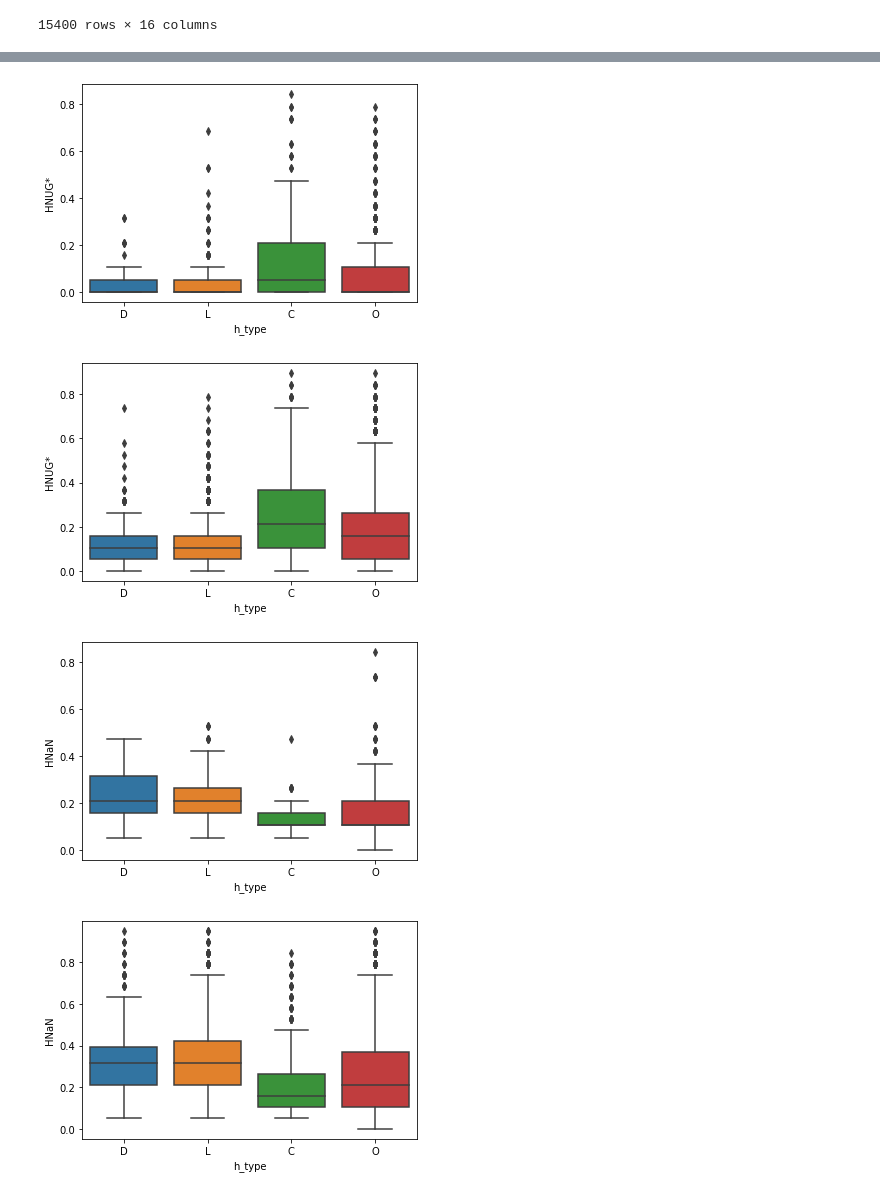
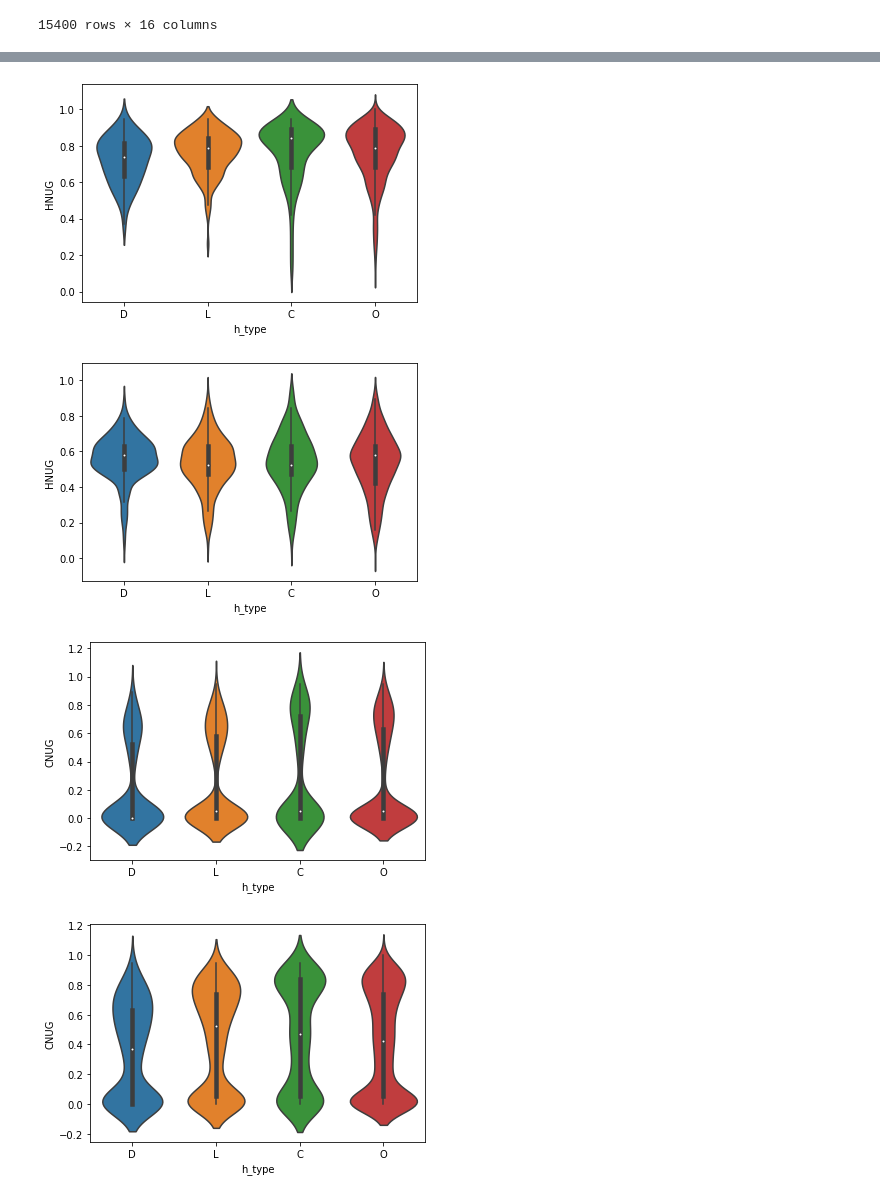
Before and after one commit to OscarWang114/stc3-baseline, a Jupyter notebook: analysis.ipynb, the cells around one changed output, grey strips where cells are left out. Drawn from its saved outputs; the diff is of its cells as text; code cells hidden in the pictures.

```diff
--- a/analysis.ipynb
+++ b/analysis.ipynb
@@ -275,36 +358,46 @@ g = sns.pairplot(
 # %%
-g = sns.boxplot(
+g = sns.violinplot(
     data=df_train.loc[(df_train["sender"] == "H") & (df_train["has_'?'"] == 1)],
     x="h_type",
-    y="HNUG*",
+    y="HNUG",
     order=["D", "L", "C", "O"]
 )
+fig = g.get_figure()
+fig.savefig("figures/h_type_{}_dist_has_'?'_1.png".format("HNUG"), dpi=150)
 # %% [output]
-[figure, old version]
+[figure, new version]
 # %%
-g = sns.boxplot(
+g = sns.violinplot(
     data=df_train.loc[(df_train["sender"] == "H") & (df_train["has_'?'"] == 0)],
     x="h_type",
-    y="HNUG*",
+    y="HNUG",
     order=["D", "L", "C", "O"]
 )
+fig = g.get_figure()
+fig.savefig("figures/h_type_{}_dist_has_'?'_0.png".format("HNUG"), dpi=150)
 # %% [output]
-[figure, old version]
+[figure, new version]
 # %%
-g = sns.boxplot(
-    data=df_train.loc[(df_train["sender"] == "H") & (df_train["has_'?'"] == 1)],
+variable = "CNUG"
+g = sns.violinplot(
+    data=df_train.loc[(df_train["sender"] == "C") & (df_train["has_'?'"] == 1)],
     x="h_type",
-    y="HNaN",
+    y=variable,
     order=["D", "L", "C", "O"]
 )
+fig = g.get_figure()
+fig.savefig("figures/h_type_{}_dist_has_'?'_1.png".format(variable), dpi=150)
 # %% [output]
-[figure, old version]
+[figure, new version]
 # %%
-g = sns.boxplot(
-    data=df_train.loc[(df_train["sender"] == "H") & (df_train["has_'?'"] == 0)],
+variable = "CNUG"
+g = sns.violinplot(
+    data=df_train.loc[(df_train["sender"] == "C") & (df_train["has_'?'"] == 0)],
     x="h_type",
-    y="HNaN",
+    y=variable,
     order=["D", "L", "C", "O"]
 )
+fig = g.get_figure()
+fig.savefig("figures/h_type_{}_dist_has_'?'_0.png".format(variable), dpi=150)
 # %% [output]
-[figure, old version]
+[figure, new version]
```
Also changed, not shown: parts of 11 cells of this notebook, 21 other files.
